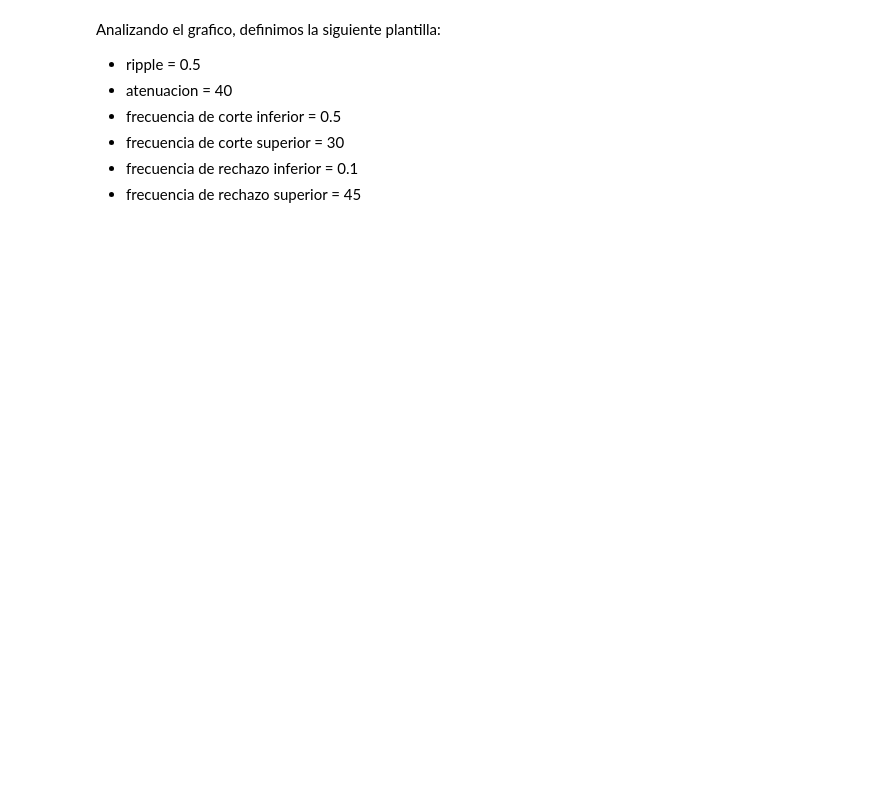
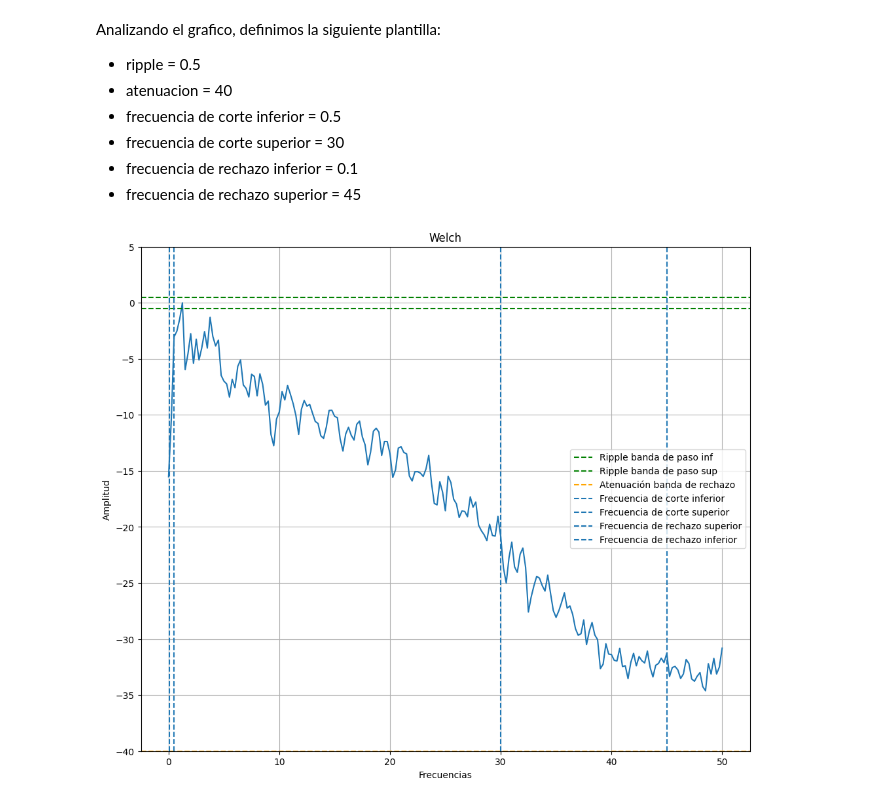
Before and after one commit to manuel-dieguez/DSP, a Jupyter notebook: TS8/Tarea_Semanal8_Dieguez.ipynb, the cells around one changed output. Drawn from its saved outputs; the diff is of its cells as text; code cells hidden in the pictures; blank space fills up the shorter version.

```diff
--- a/TS8/Tarea_Semanal8_Dieguez.ipynb
+++ b/TS8/Tarea_Semanal8_Dieguez.ipynb
@@ -185,3 +204,32 @@ Analizando el grafico, definimos la siguiente plantilla:
 - frecuencia de corte superior = 30
 - frecuencia de rechazo inferior = 0.1
 - frecuencia de rechazo superior = 45
+# %%
+ripple = 0.5
+att = 40
+
+fci = 0.5
+fcs = 30
+fsi = 0.1
+fss = 45
+
+bool_freqs = (freqs_welch <=50)
+
+plt.figure(7, figsize=(12,10))
+plt.title("Welch")
+plt.xlabel("Frecuencias")
+plt.ylabel(f"Amplitud")  ## Revisar LaTex
+plt.plot(freqs_welch[bool_freqs],10*np.log10(fft_welch[bool_freqs]/np.max(fft_welch)))
+plt.axhline(-ripple, color='green', linestyle='--', label="Ripple banda de paso inf")
+plt.axhline(ripple, color='green', linestyle='--', label="Ripple banda de paso sup")
+plt.axhline(-att, color='orange', linestyle='--', label="Atenuación banda de rechazo")
+plt.axvline(fci,linestyle = '--', label = "Frecuencia de corte inferior")
+plt.axvline(fcs,linestyle = '--', label = "Frecuencia de corte superior")
+plt.axvline(fss,linestyle = '--', label = "Frecuencia de rechazo superior")
+plt.axvline(fsi,linestyle = '--', label = "Frecuencia de rechazo inferior")
+plt.ylim(-40,5)
+plt.legend()
+plt.grid()
+plt.show()
+# %% [output]
+[figure, added]
```
Also changed, not shown: parts of 6 cells of this notebook.
